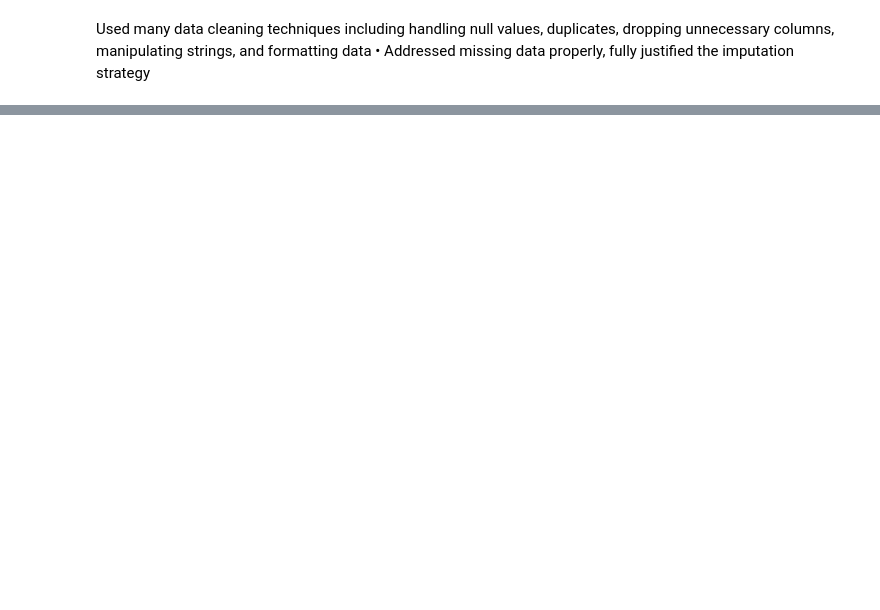
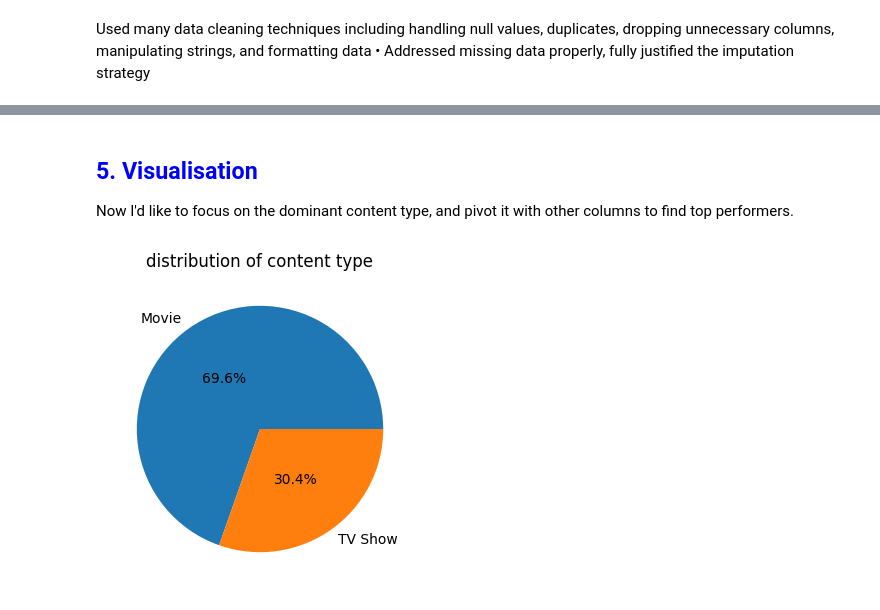
Before and after one commit to millenko/project1, a Jupyter notebook: notebooks/netflix_data_analysis.ipynb, the cells around one changed output, grey strips where cells are left out. Saved outputs shown, nothing was run; the diff lists cells and outputs as text; code cells hidden in the pictures; blank space fills up the shorter version.

```diff
--- a/notebooks/netflix_data_analysis.ipynb
+++ b/notebooks/netflix_data_analysis.ipynb
@@ -336,2 +368,9 @@ netflix_df
+# %%
+# Renamed some columns to add clarity and be more descriptive.
+
+netflix_df.rename(columns=
+            {'type': 'content_type', 'date_added': 'streaming_premiere', 'listed_in': 'genre'}, inplace=True)
 # %%
-clean whitespace
+# Cleaned the data from leading and trailing whitespace.
+
+netflix_df = netflix_df.apply(lambda x: x.map(lambda y: y.strip() if isinstance(y, str) else y))
@@ -339,0 +377,5 @@ comma delimiter for grouped values
+# %%
+# Changed "streaming_premiere" column to datatype more inappropriate for calculations.
+
+netflix_df.streaming_premiere = pd.to_datetime(netflix_df.streaming_premiere, errors='coerce')
+netflix_df.dtypes
@@ -339,0 +407,7 @@ comma delimiter for grouped values
+# %%
+netflix_df_original = netflix_df.copy()
+columns_to_split = ['director', 'cast', 'country', 'genre']
+
+for column in columns_to_split:
+    split_values = netflix_df[column].astype(str).str.split(', ', expand=True)
+    netflix_df[column] = split_values[0]
@@ -339,0 +527,16 @@ comma delimiter for grouped values
+# %% [markdown]
+##
+<h2 style="color:blue">5. Visualisation</h2>
+
+Now I'd like to focus on the dominant content type, and pivot it with other columns to find top performers.
+# %%
+# Movie is the dominant type
+
+content_type_counts = netflix_df.content_type.value_counts()
+
+plt.figure(figsize=(4, 4))
+plt.title("distribution of content type")
+plt.pie(content_type_counts, labels=content_type_counts.index, autopct='%1.1f%%', pctdistance=0.5)
+plt.show()
+# %% [output]
+[figure, added]
```
Also changed, not shown: parts of 29 cells of this notebook, 5 other files.
